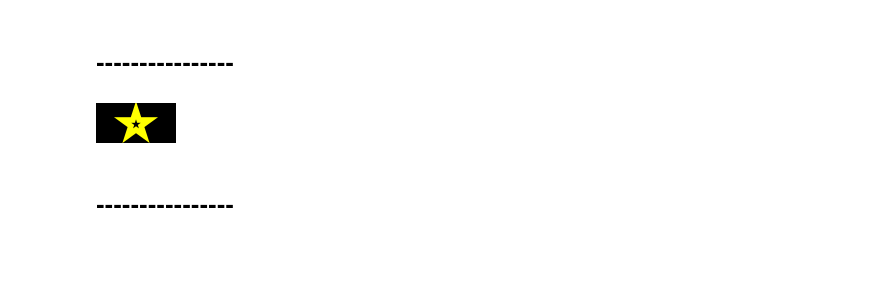
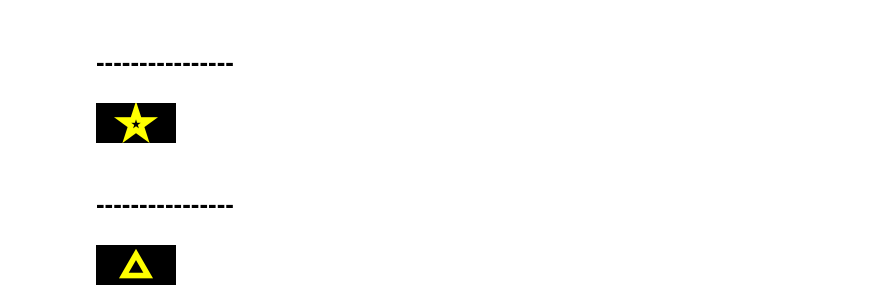
Before and after one commit to kolibril13/mobject-gallery, a Jupyter notebook: Mobjects_Basics.ipynb, the cells around one changed output. Cells and saved outputs as stored; diff of their text form; code cells hidden in the pictures; blank space fills up the shorter version.

```diff
--- a/Mobjects_Basics.ipynb
+++ b/Mobjects_Basics.ipynb
@@ -122,3 +122,18 @@ save_image(image_full_name)
 name_snippet_pairs[image_full_name] = snippet
 # %% [markdown]
 # ----------------
+# %%
+%%manim $params
+class Example(ZoomedScene):
+    def construct(self):
+        mob= Triangle(color= YELLOW)
+        mob.move_to(ORIGIN)
+        self.add(mob)
+        mob.scale(0.1)
+        self.camera.frame.scale(1/25)
+###******
+category = "basics06"
+image_file_name = "triangle.png"
+snippet = "star = Triangle(color = YELLOW)"
+# %% [output]
+[figure, added]
```
Also changed, not shown: parts of 108 cells of this notebook, 3 other files.
